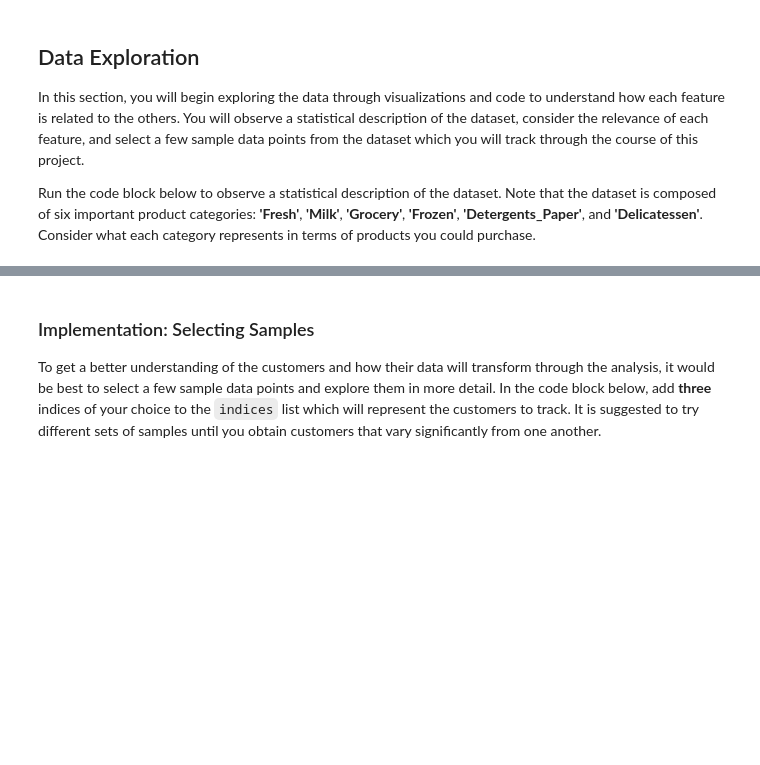
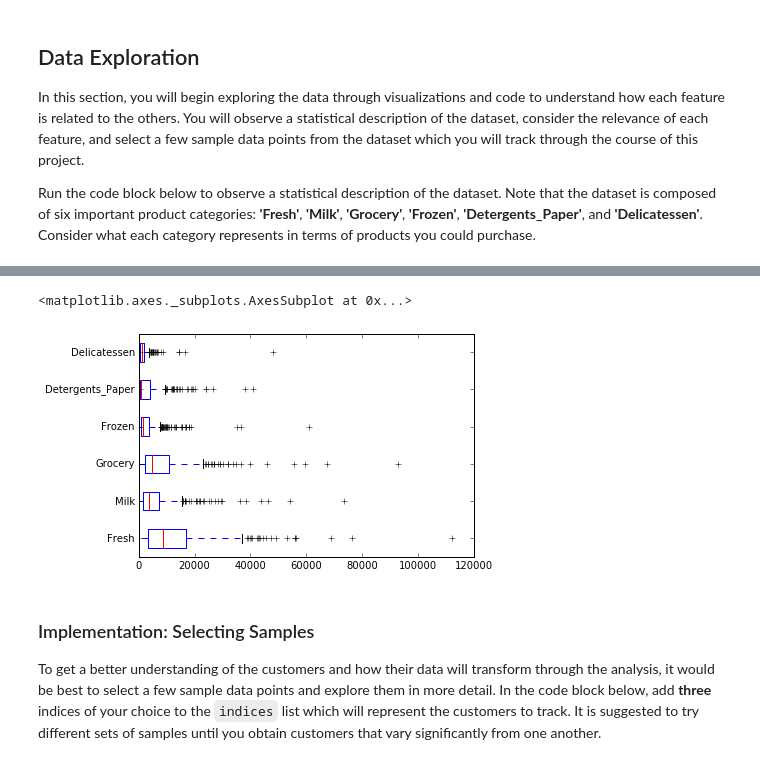
Before and after one commit to jychstar/NanoDegreeProject, a Jupyter notebook: Customer Segments/customer_segments.ipynb, the cells around one changed output, grey strips where cells are left out. Saved outputs shown, nothing was run; the diff lists cells and outputs as text; code cells hidden in the pictures; blank space fills up the shorter version.

```diff
--- a/Customer Segments/customer_segments.ipynb
+++ b/Customer Segments/customer_segments.ipynb
@@ -57,3 +60,9 @@ dtype: float64
+# %%
+#data.plot.box()
+data.plot.box(vert=False)
+# %% [output]
+<matplotlib.axes._subplots.AxesSubplot at 0x...>
+[figure, added]
 # %% [markdown]
 ### Implementation: Selecting Samples
 To get a better understanding of the customers and how their data will transform through the analysis, it would be best to select a few sample data points and explore them in more detail. In the code block below, add **three** indices of your choice to the `indices` list which will represent the customers to track. It is suggested to try different sets of samples until you obtain customers that vary significantly from one another.
```
Also changed, not shown: parts of 19 cells of this notebook, 1 other file.
